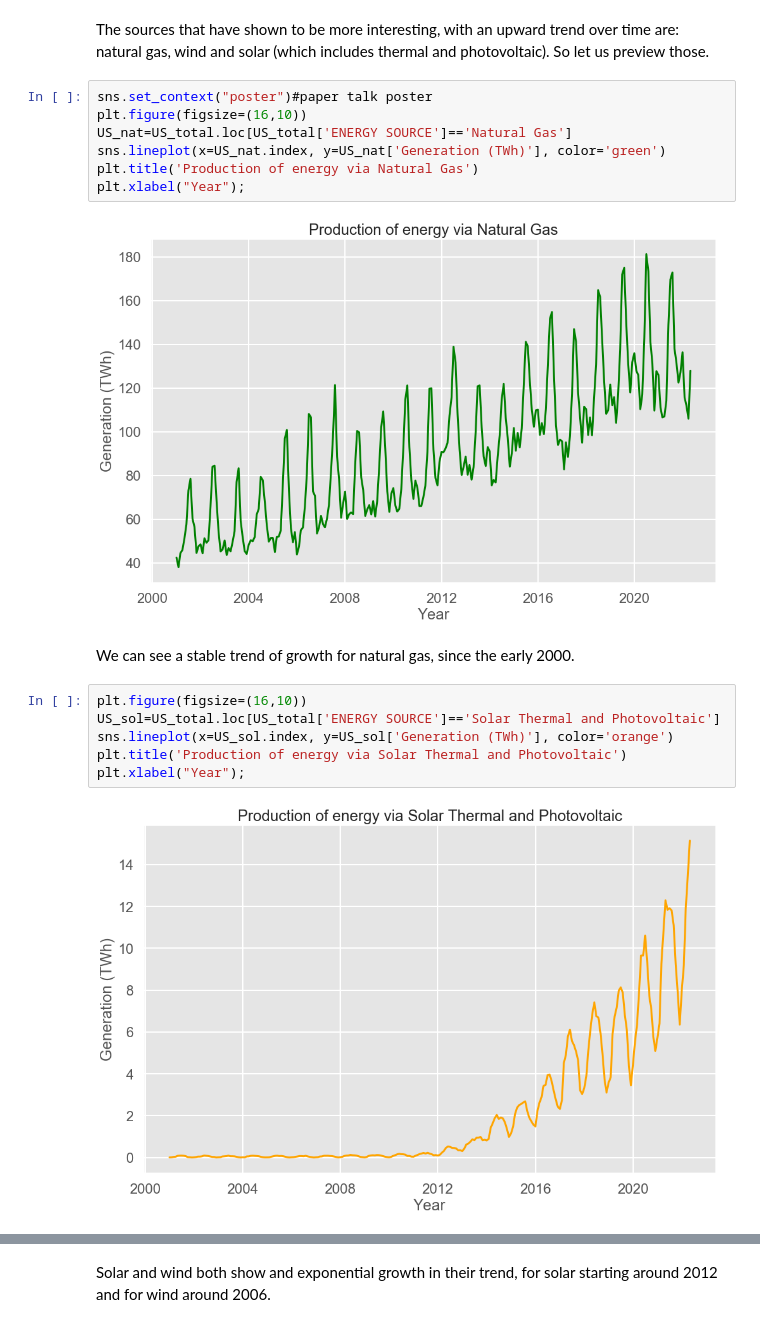
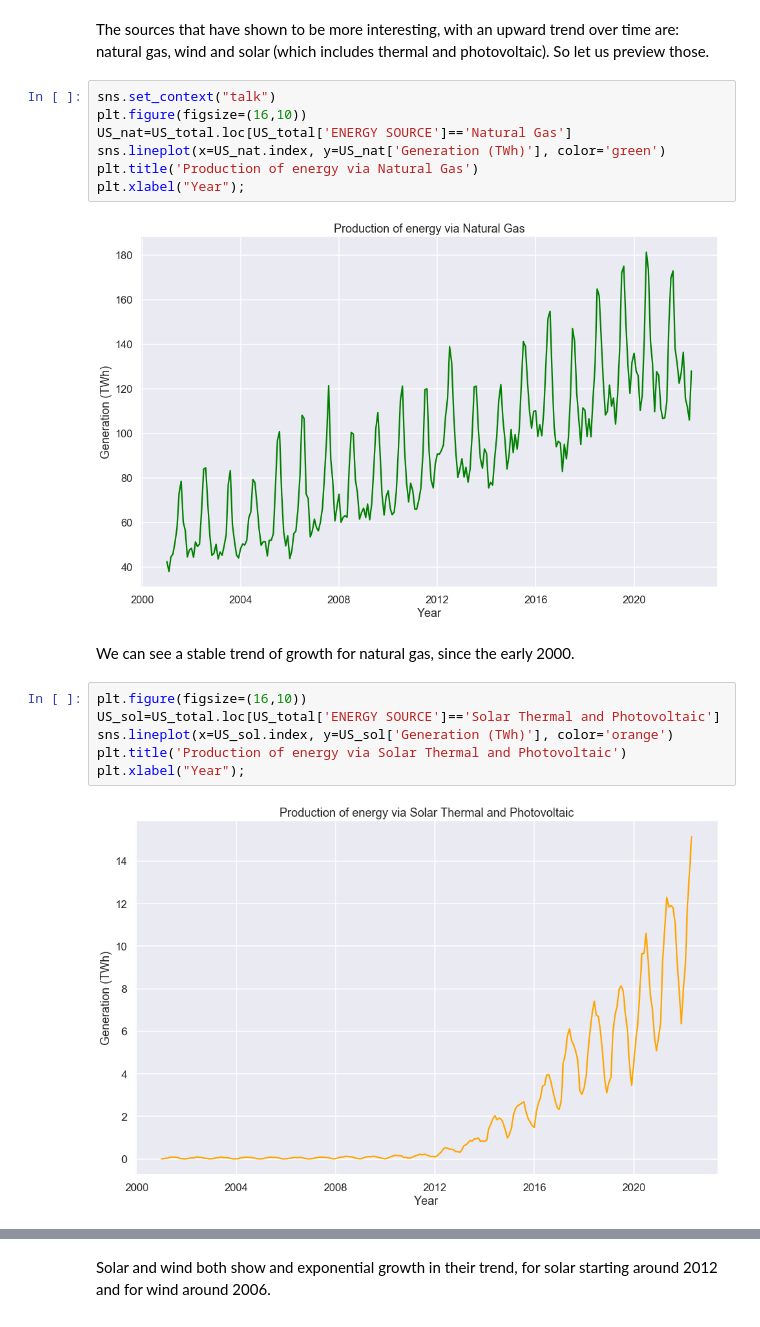
Before and after one commit to MNLKuzmin/USEnergy_Generation, a Jupyter notebook: TimeseriesNotebook.ipynb, the cells around one changed output, grey strips where cells are left out. Cells and saved outputs as stored; diff of their text form.

```diff
--- a/TimeseriesNotebook.ipynb
+++ b/TimeseriesNotebook.ipynb
@@ -396,14 +396,14 @@ plt.legend(loc='best');
 The sources that have shown to be more interesting, with an upward trend over time are:
  natural gas, wind and solar (which includes thermal and photovoltaic). So let us preview those.
 # %%
-sns.set_context("poster")#paper talk poster
+sns.set_context("talk")
 plt.figure(figsize=(16,10))
 US_nat=US_total.loc[US_total['ENERGY SOURCE']=='Natural Gas']
 sns.lineplot(x=US_nat.index, y=US_nat['Generation (TWh)'], color='green')
 plt.title('Production of energy via Natural Gas')
 plt.xlabel("Year");
 # %% [output]
-[figure, old version]
+[figure, new version]
 # %% [markdown]
 We can see a stable trend of growth for natural gas, since the early 2000.
 # %%
@@ -413,7 +413,7 @@ sns.lineplot(x=US_sol.index, y=US_sol['Generation (TWh)'], color='orange')
 plt.title('Production of energy via Solar Thermal and Photovoltaic')
 plt.xlabel("Year");
 # %% [output]
-[figure, old version]
+[figure, new version]
 # %%
 plt.figure(figsize=(16,10))
 US_wind=US_total.loc[US_total['ENERGY SOURCE']=='Wind']
```
Also changed, not shown: parts of 89 cells of this notebook, 1 other file.
